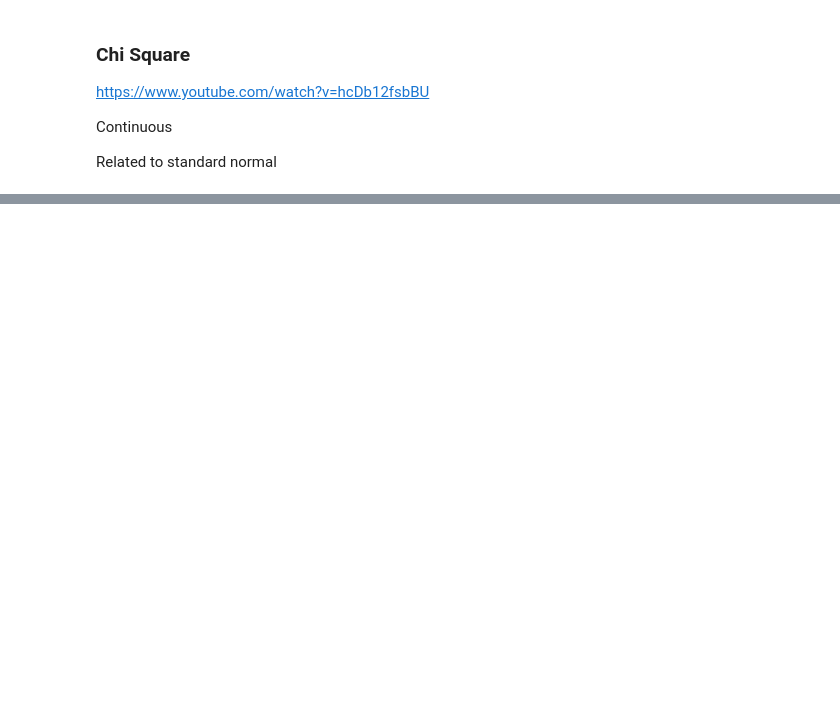
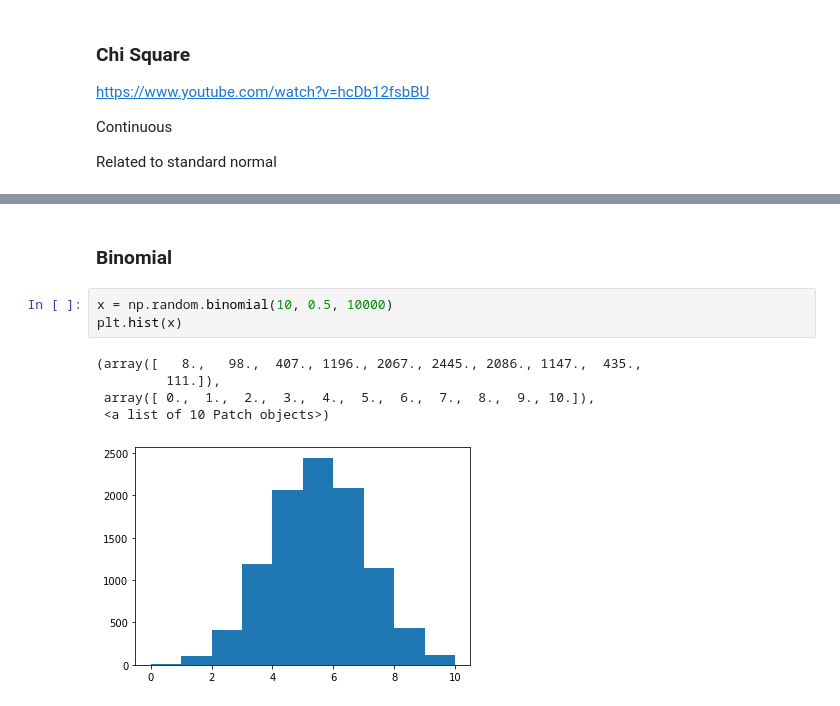
Before and after one commit to jennifer-ryan/numpy.random-project, a Jupyter notebook: numpy.random.ipynb, the cells around one changed output, grey strips where cells are left out. Drawn from its saved outputs; the diff is of its cells as text; blank space fills up the shorter version.

```diff
--- a/numpy.random.ipynb
+++ b/numpy.random.ipynb
@@ -318,0 +332,11 @@ Related to standard normal
+# %% [markdown]
+### Binomial
+# %%
+x = np.random.binomial(10, 0.5, 10000)
+plt.hist(x)
+# %% [output]
+(array([   8.,   98.,  407., 1196., 2067., 2445., 2086., 1147.,  435.,
+         111.]),
+ array([ 0.,  1.,  2.,  3.,  4.,  5.,  6.,  7.,  8.,  9., 10.]),
+ <a list of 10 Patch objects>)
+[figure, added]
```
Also changed, not shown: parts of 25 cells of this notebook.
